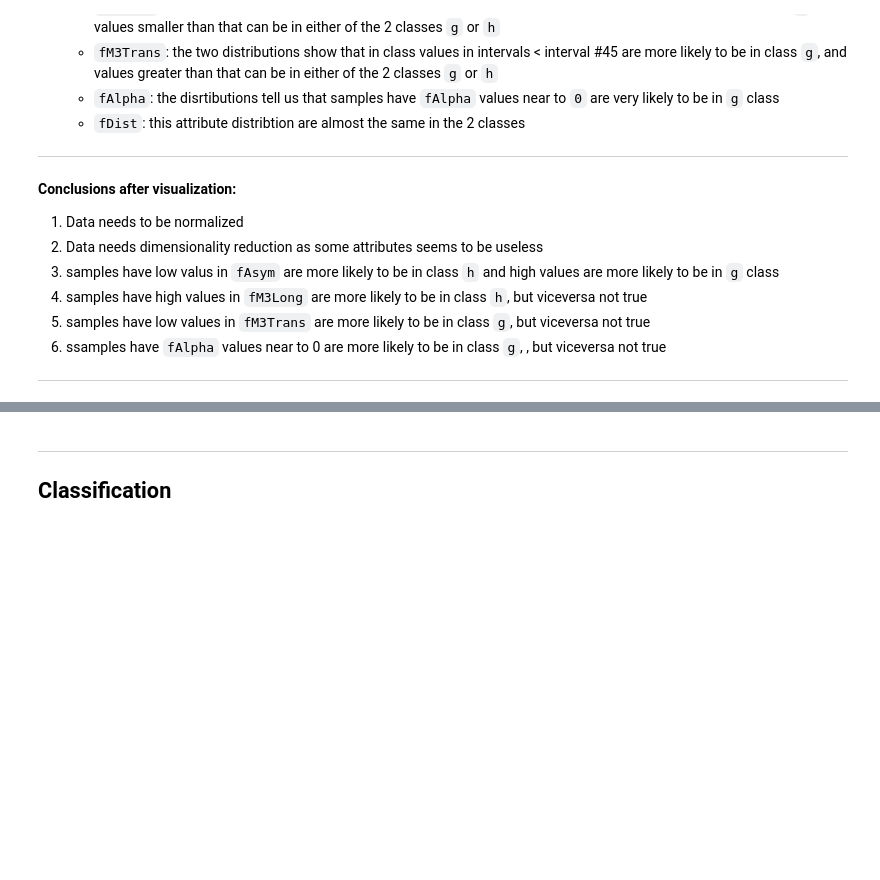
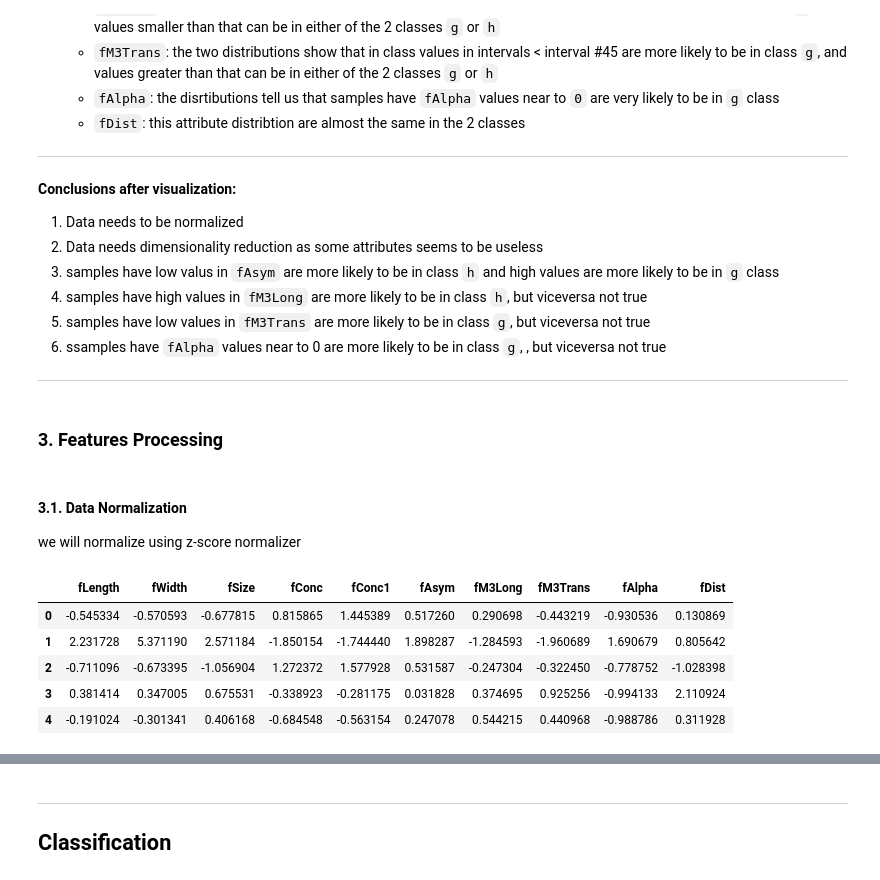
Before and after one commit to yousefzook/Data-Mining-Labs, a Jupyter notebook: lab 3/lab 3.ipynb, the cells around one changed output, grey strips where cells are left out. Cells and saved outputs as stored; diff of their text form; code cells hidden in the pictures; blank space fills up the shorter version.

Commit message:
Data Preprocessing.

```diff
--- a/lab 3/lab 3.ipynb
+++ b/lab 3/lab 3.ipynb
@@ -205,3 +210,23 @@ lineChartPlot(last_5_attrs)
 6. ssamples have `fAlpha` values near to 0 are more likely to be in class `g`, ,  but viceversa not true
 
 ---
+# %% [markdown]
+### 3. Features Processing
+# %% [markdown]
+#### 3.1. Data Normalization
+we will normalize using z-score normalizer
+# %%
+def Z_score_normalizer(data):
+    scaler = preprocessing.StandardScaler()
+    scaled = scaler.fit_transform(data)
+    return pd.DataFrame(scaled, columns=data.columns)
+
+X = Z_score_normalizer(X)
+X.head()
+# %% [output]
+|  | fLength | fWidth | fSize | fConc | fConc1 | fAsym | fM3Long | fM3Trans | fAlpha | fDist |
+| 0 | -0.545334 | -0.570593 | -0.677815 | 0.815865 | 1.445389 | 0.517260 | 0.290698 | -0.443219 | -0.930536 | 0.130869 |
+| 1 | 2.231728 | 5.371190 | 2.571184 | -1.850154 | -1.744440 | 1.898287 | -1.284593 | -1.960689 | 1.690679 | 0.805642 |
+| 2 | -0.711096 | -0.673395 | -1.056904 | 1.272372 | 1.577928 | 0.531587 | -0.247304 | -0.322450 | -0.778752 | -1.028398 |
+| 3 | 0.381414 | 0.347005 | 0.675531 | -0.338923 | -0.281175 | 0.031828 | 0.374695 | 0.925256 | -0.994133 | 2.110924 |
+| 4 | -0.191024 | -0.301341 | 0.406168 | -0.684548 | -0.563154 | 0.247078 | 0.544215 | 0.440968 | -0.988786 | 0.311928 |
```
Also changed, not shown: parts of 14 cells of this notebook.
